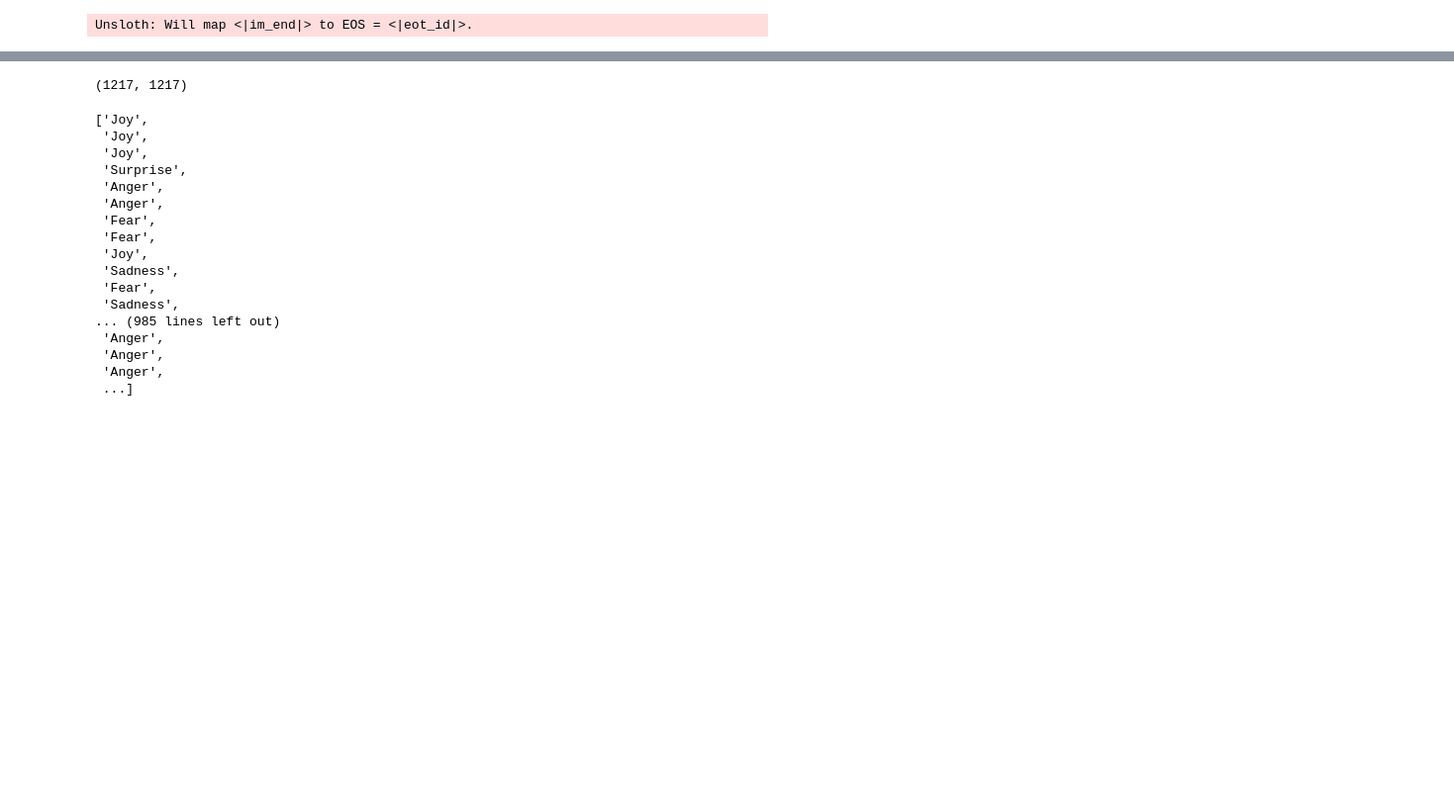
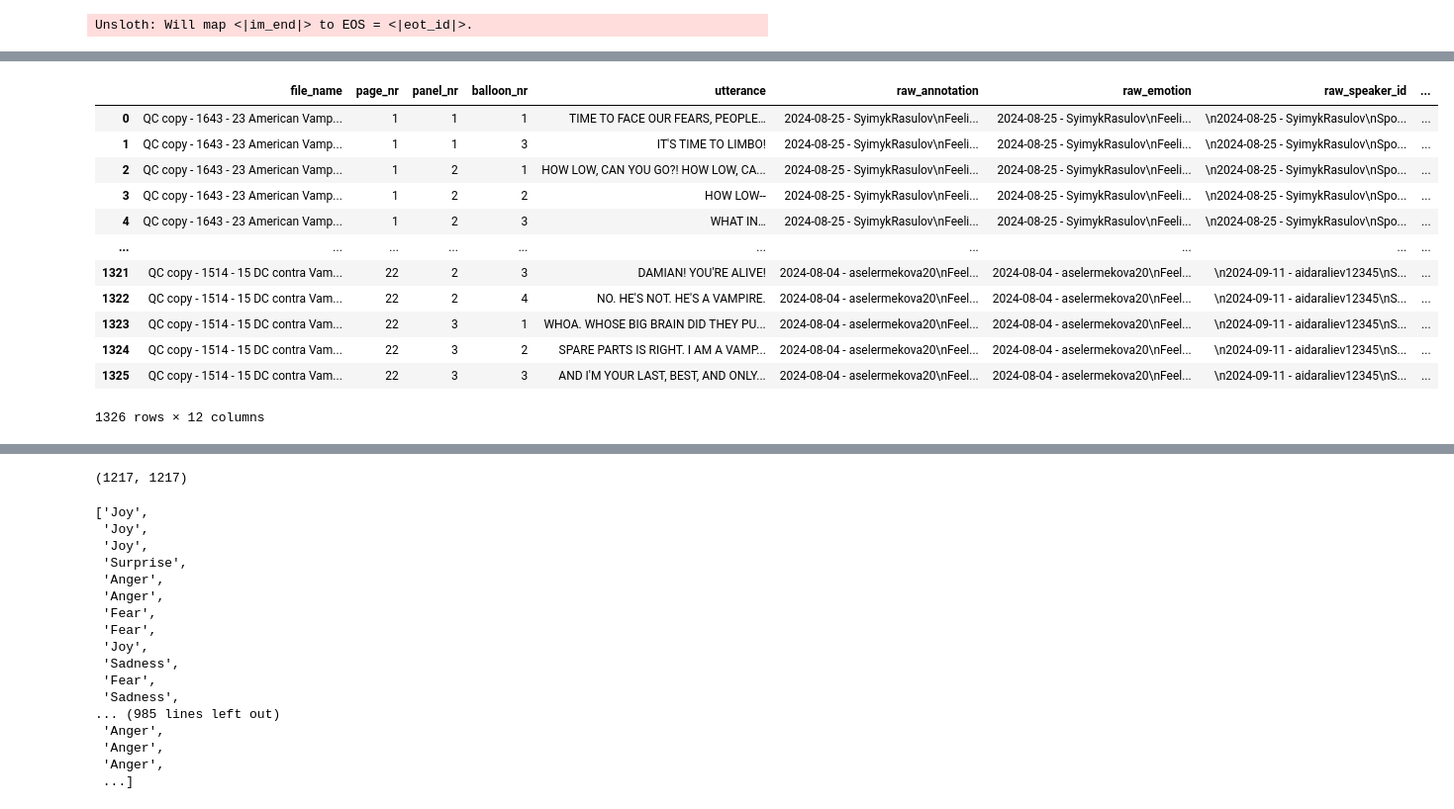
Before and after one commit to mohammadoumar/emotion_classification_LR, a Jupyter notebook: comics_unilabel_ft.ipynb, the cells around one changed output, grey strips where cells are left out. Shown at 99% size. Drawn from its saved outputs; the diff is of its cells as text; code cells hidden in the pictures; blank space fills up the shorter version.

```diff
--- a/comics_unilabel_ft.ipynb
+++ b/comics_unilabel_ft.ipynb
@@ -395,4 +405,20 @@ predictions
  ...]
 # %%
 predictions = [elem['emotion'] for elem in predictions]
+# %%
+df_test
+# %% [output]
+|  | file_name | page_nr | panel_nr | balloon_nr | utterance | raw_annotation | raw_emotion | raw_speaker_id | ... |
+| 0 | QC copy - 1643 - 23 American Vamp... | 1 | 1 | 1 | TIME TO FACE OUR FEARS, PEOPLE… | 2024-08-25 - SyimykRasulov\nFeeli... | 2024-08-25 - SyimykRasulov\nFeeli... | \n2024-08-25 - SyimykRasulov\nSpo... | ... |
+| 1 | QC copy - 1643 - 23 American Vamp... | 1 | 1 | 3 | IT'S TIME TO LIMBO! | 2024-08-25 - SyimykRasulov\nFeeli... | 2024-08-25 - SyimykRasulov\nFeeli... | \n2024-08-25 - SyimykRasulov\nSpo... | ... |
+| 2 | QC copy - 1643 - 23 American Vamp... | 1 | 2 | 1 | HOW LOW, CAN YOU GO?! HOW LOW, CA... | 2024-08-25 - SyimykRasulov\nFeeli... | 2024-08-25 - SyimykRasulov\nFeeli... | \n2024-08-25 - SyimykRasulov\nSpo... | ... |
+| 3 | QC copy - 1643 - 23 American Vamp... | 1 | 2 | 2 | HOW LOW-- | 2024-08-25 - SyimykRasulov\nFeeli... | 2024-08-25 - SyimykRasulov\nFeeli... | \n2024-08-25 - SyimykRasulov\nSpo... | ... |
+| 4 | QC copy - 1643 - 23 American Vamp... | 1 | 2 | 3 | WHAT IN… | 2024-08-25 - SyimykRasulov\nFeeli... | 2024-08-25 - SyimykRasulov\nFeeli... | \n2024-08-25 - SyimykRasulov\nSpo... | ... |
+| ... | ... | ... | ... | ... | ... | ... | ... | ... | ... |
+| 1321 | QC copy - 1514 - 15 DC contra Vam... | 22 | 2 | 3 | DAMIAN! YOU'RE ALIVE! | 2024-08-04 - aselermekova20\nFeel... | 2024-08-04 - aselermekova20\nFeel... | \n2024-09-11 - aidaraliev12345\nS... | ... |
+| 1322 | QC copy - 1514 - 15 DC contra Vam... | 22 | 2 | 4 | NO. HE'S NOT. HE'S A VAMPIRE. | 2024-08-04 - aselermekova20\nFeel... | 2024-08-04 - aselermekova20\nFeel... | \n2024-09-11 - aidaraliev12345\nS... | ... |
+| 1323 | QC copy - 1514 - 15 DC contra Vam... | 22 | 3 | 1 | WHOA. WHOSE BIG BRAIN DID THEY PU... | 2024-08-04 - aselermekova20\nFeel... | 2024-08-04 - aselermekova20\nFeel... | \n2024-09-11 - aidaraliev12345\nS... | ... |
+| 1324 | QC copy - 1514 - 15 DC contra Vam... | 22 | 3 | 2 | SPARE PARTS IS RIGHT. I AM A VAMP... | 2024-08-04 - aselermekova20\nFeel... | 2024-08-04 - aselermekova20\nFeel... | \n2024-09-11 - aidaraliev12345\nS... | ... |
+| 1325 | QC copy - 1514 - 15 DC contra Vam... | 22 | 3 | 3 | AND I'M YOUR LAST, BEST, AND ONLY... | 2024-08-04 - aselermekova20\nFeel... | 2024-08-04 - aselermekova20\nFeel... | \n2024-09-11 - aidaraliev12345\nS... | ... |
+1326 rows × 12 columns
 # %%
```
Also changed, not shown: parts of 11 cells of this notebook, 45 other files.
